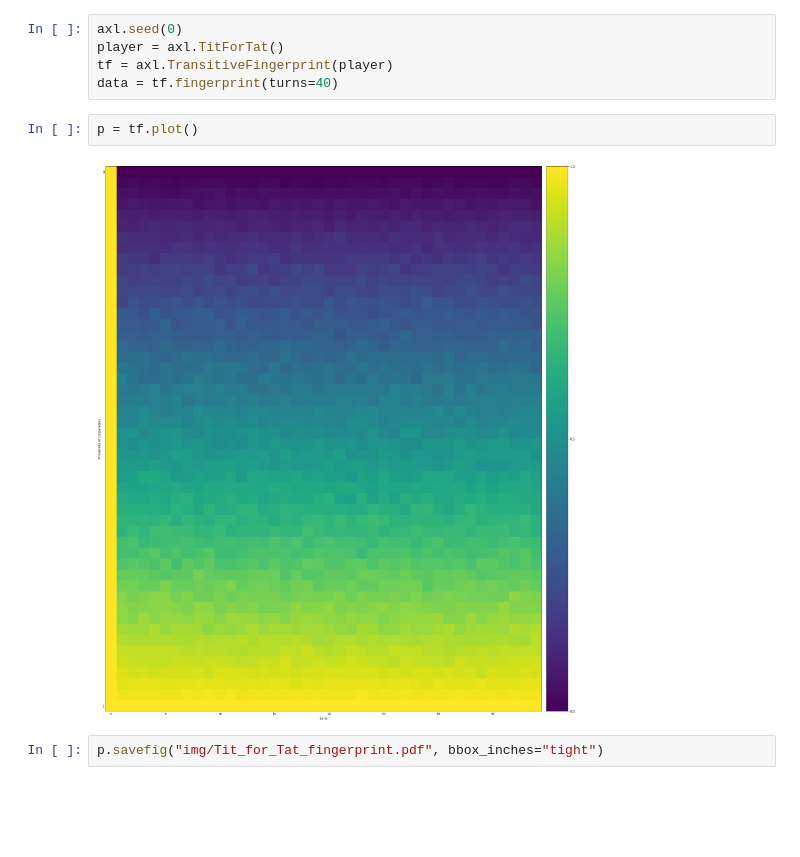
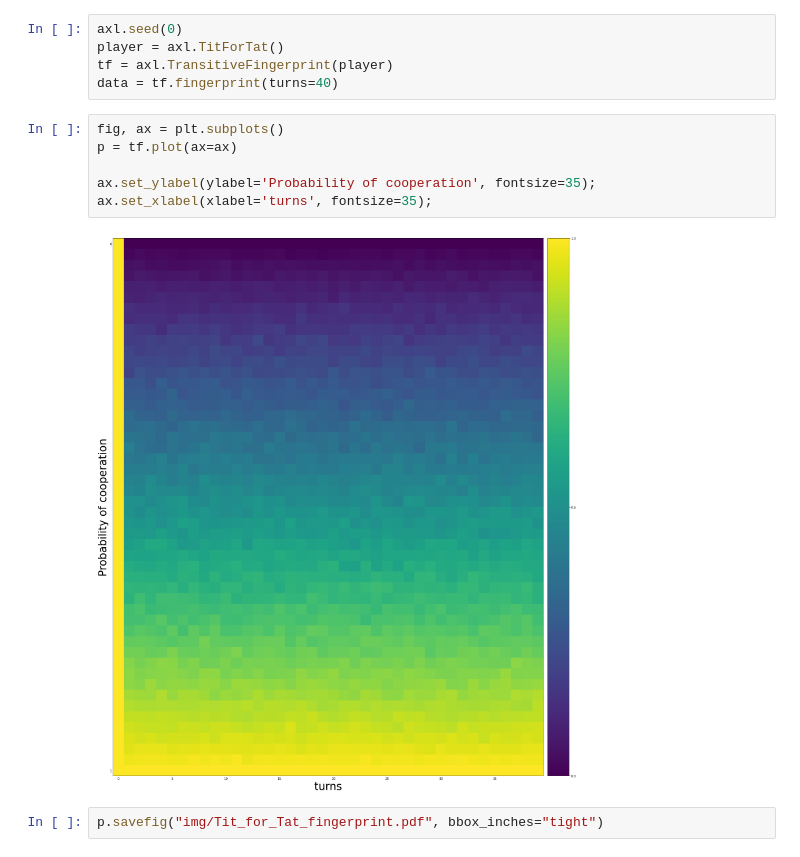
Before and after one commit to Nikoleta-v3/Thesis, a Jupyter notebook: src/chapters/02/main.ipynb, the cells around one changed output. Drawn from its saved outputs; the diff is of its cells as text; blank space fills up the shorter version.

```diff
--- a/src/chapters/02/main.ipynb
+++ b/src/chapters/02/main.ipynb
@@ -31,10 +32,14 @@ axl.seed(0)
 player = axl.TitForTat()
 tf = axl.TransitiveFingerprint(player)
 data = tf.fingerprint(turns=40)
-# %%
-p = tf.plot()
-# %% [output]
-[figure, removed]
+# %%
+fig, ax = plt.subplots()
+p = tf.plot(ax=ax)
+
+ax.set_ylabel(ylabel='Probability of cooperation', fontsize=35);
+ax.set_xlabel(xlabel='turns', fontsize=35);
+# %% [output]
+[figure, added]
 # %%
 p.savefig("img/Tit_for_Tat_fingerprint.pdf", bbox_inches="tight")
 # %% [markdown]
```
Also changed, not shown: parts of 1 cell of this notebook, 25 other files.
